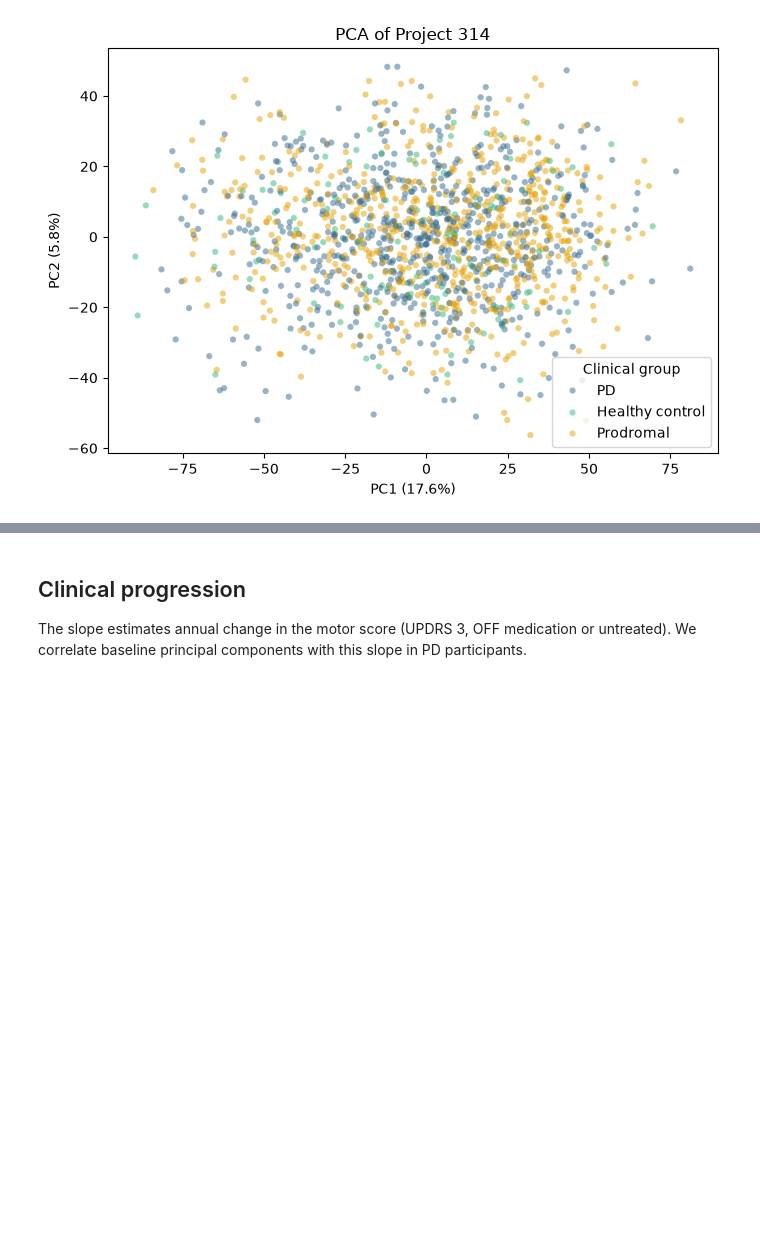
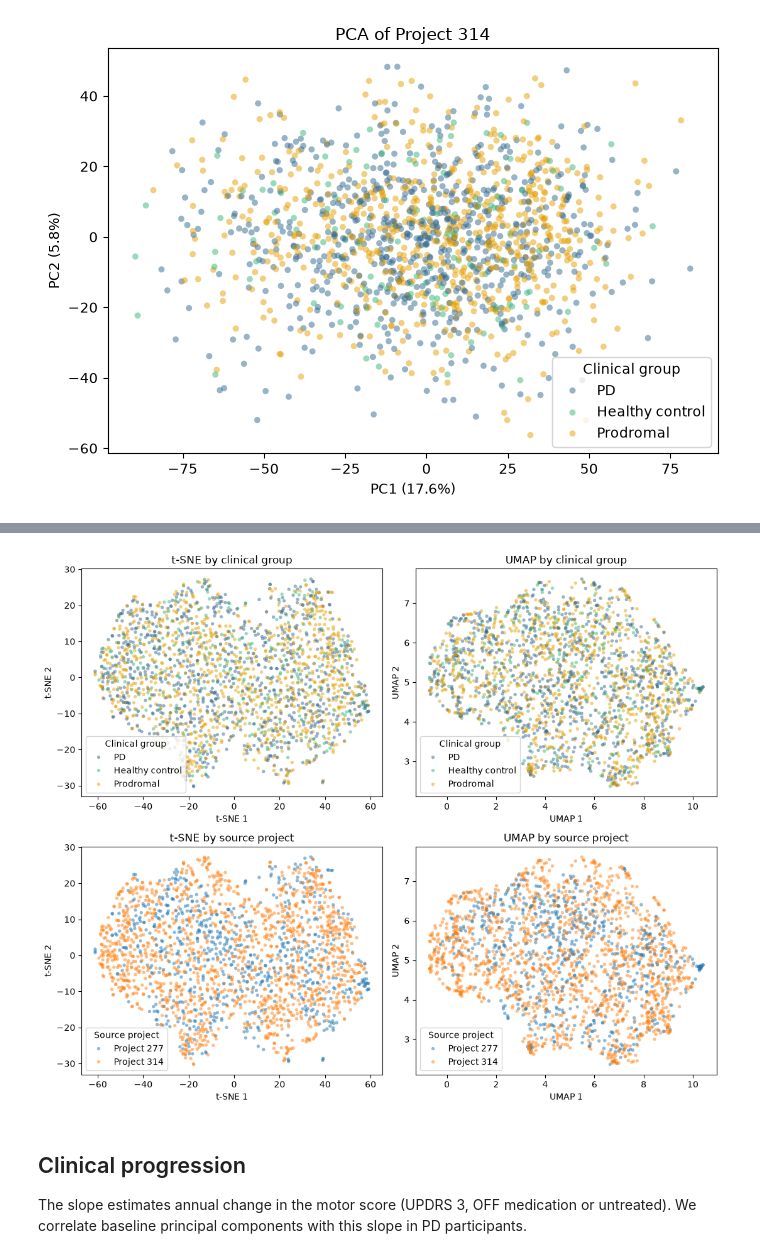
Before and after one commit to ParasG229/Project_Statistical_Learning, a Jupyter notebook: notebooks/ppmi/ppmi_pca.ipynb, the cells around one changed output, grey strips where cells are left out. Drawn from its saved outputs; the diff is of its cells as text; code cells hidden in the pictures; blank space fills up the shorter version.

```diff
--- a/notebooks/ppmi/ppmi_pca.ipynb
+++ b/notebooks/ppmi/ppmi_pca.ipynb
@@ -187,3 +196,20 @@ plt.show()
+# %%
+top_pcs = PCA(n_components=50, svd_solver="full").fit_transform(standardized_proteins)
+baseline[["t-SNE 1", "t-SNE 2"]] = TSNE(n_components=2, random_state=0).fit_transform(top_pcs)
+baseline[["UMAP 1", "UMAP 2"]] = UMAP(n_components=2, random_state=0).fit_transform(top_pcs)
+# %%
+fig, axes = plt.subplots(2, 2, figsize=(11, 9))
+groups = [("cohort", "Clinical group", cohort_order, cohort_colors), ("source", "Source project", None, None)]
+for row, (hue, label, order, colors) in enumerate(groups):
+    for col, method in enumerate(["t-SNE", "UMAP"]):
+        sns.scatterplot(data=baseline, x=f"{method} 1", y=f"{method} 2", hue=hue, hue_order=order,
+                        palette=colors, s=15, alpha=0.5, linewidth=0, ax=axes[row, col])
+        axes[row, col].set_title(f"{method} by {label.lower()}")
+        axes[row, col].legend(title=label)
+plt.tight_layout()
+plt.show()
+# %% [output]
+[figure, added]
 # %% [markdown]
 ## Clinical progression
 
```
Also changed, not shown: parts of 3 cells of this notebook.
